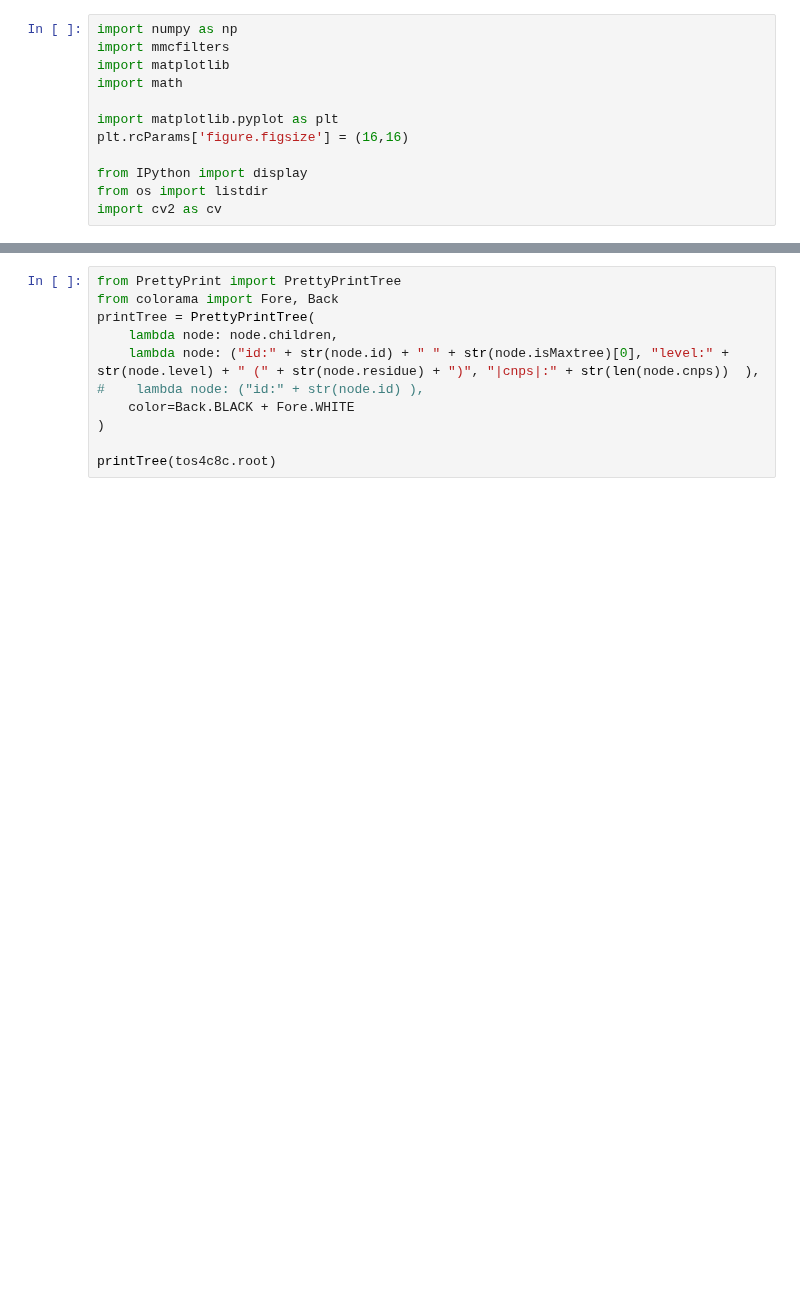
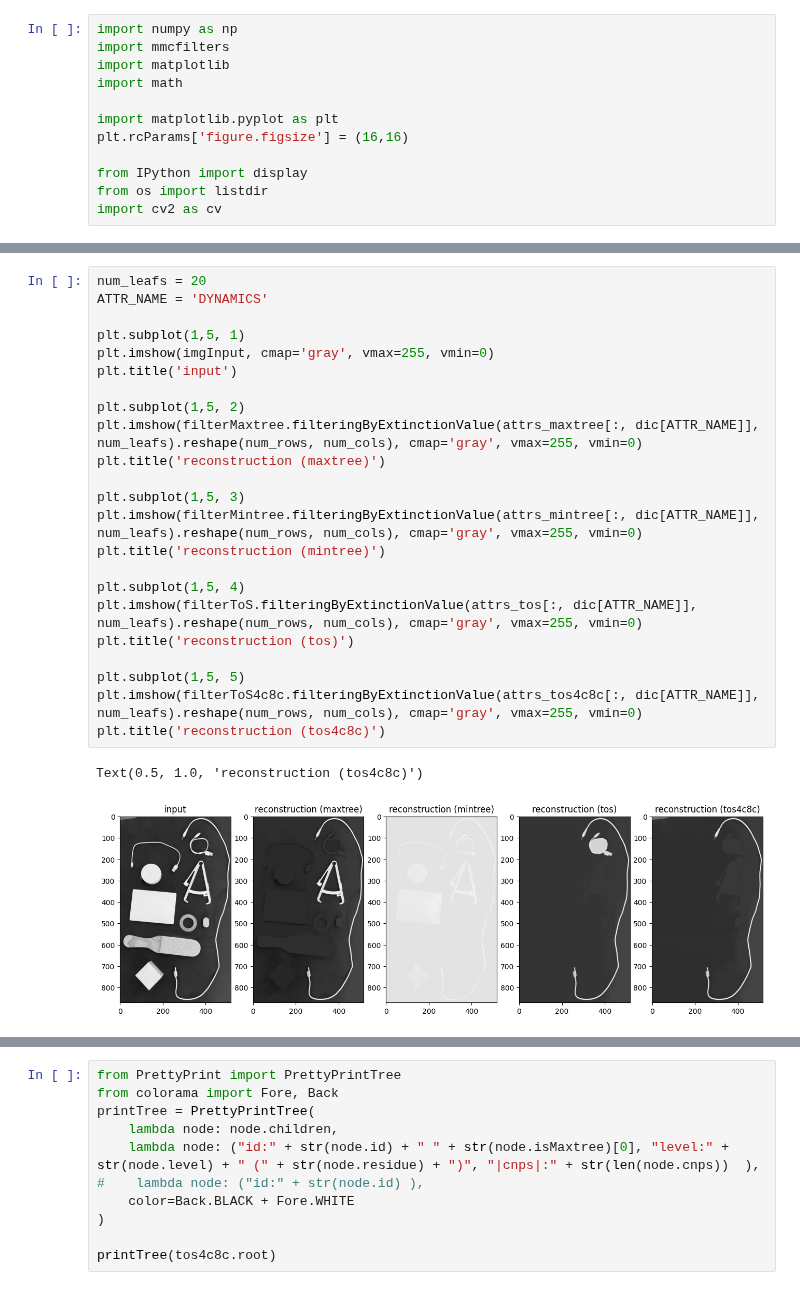
Before and after one commit to wonderalexandre/mmcfilters, a Jupyter notebook: notebooks/Filter.ipynb, the cells around one changed output, grey strips where cells are left out. Drawn from its saved outputs; the diff is of its cells as text; blank space fills up the shorter version.

```diff
--- a/notebooks/Filter.ipynb
+++ b/notebooks/Filter.ipynb
@@ -35 +53,27 @@ dic
+# %%
+num_leafs = 20
+ATTR_NAME = 'DYNAMICS'
+
+plt.subplot(1,5, 1)
+plt.imshow(imgInput, cmap='gray', vmax=255, vmin=0)
+plt.title('input')
+
+plt.subplot(1,5, 2)
+plt.imshow(filterMaxtree.filteringByExtinctionValue(attrs_maxtree[:, dic[ATTR_NAME]], num_leafs).reshape(num_rows, num_cols), cmap='gray', vmax=255, vmin=0)
+plt.title('reconstruction (maxtree)')
+
+plt.subplot(1,5, 3)
+plt.imshow(filterMintree.filteringByExtinctionValue(attrs_mintree[:, dic[ATTR_NAME]], num_leafs).reshape(num_rows, num_cols), cmap='gray', vmax=255, vmin=0)
+plt.title('reconstruction (mintree)')
+
+plt.subplot(1,5, 4)
+plt.imshow(filterToS.filteringByExtinctionValue(attrs_tos[:, dic[ATTR_NAME]], num_leafs).reshape(num_rows, num_cols), cmap='gray', vmax=255, vmin=0)
+plt.title('reconstruction (tos)')
+
+plt.subplot(1,5, 5)
+plt.imshow(filterToS4c8c.filteringByExtinctionValue(attrs_tos4c8c[:, dic[ATTR_NAME]], num_leafs).reshape(num_rows, num_cols), cmap='gray', vmax=255, vmin=0)
+plt.title('reconstruction (tos4c8c)')
+# %% [output]
+Text(0.5, 1.0, 'reconstruction (tos4c8c)')
+[figure, added]
 # %%
```
Also changed, not shown: parts of 4 cells of this notebook, 5 other files.
